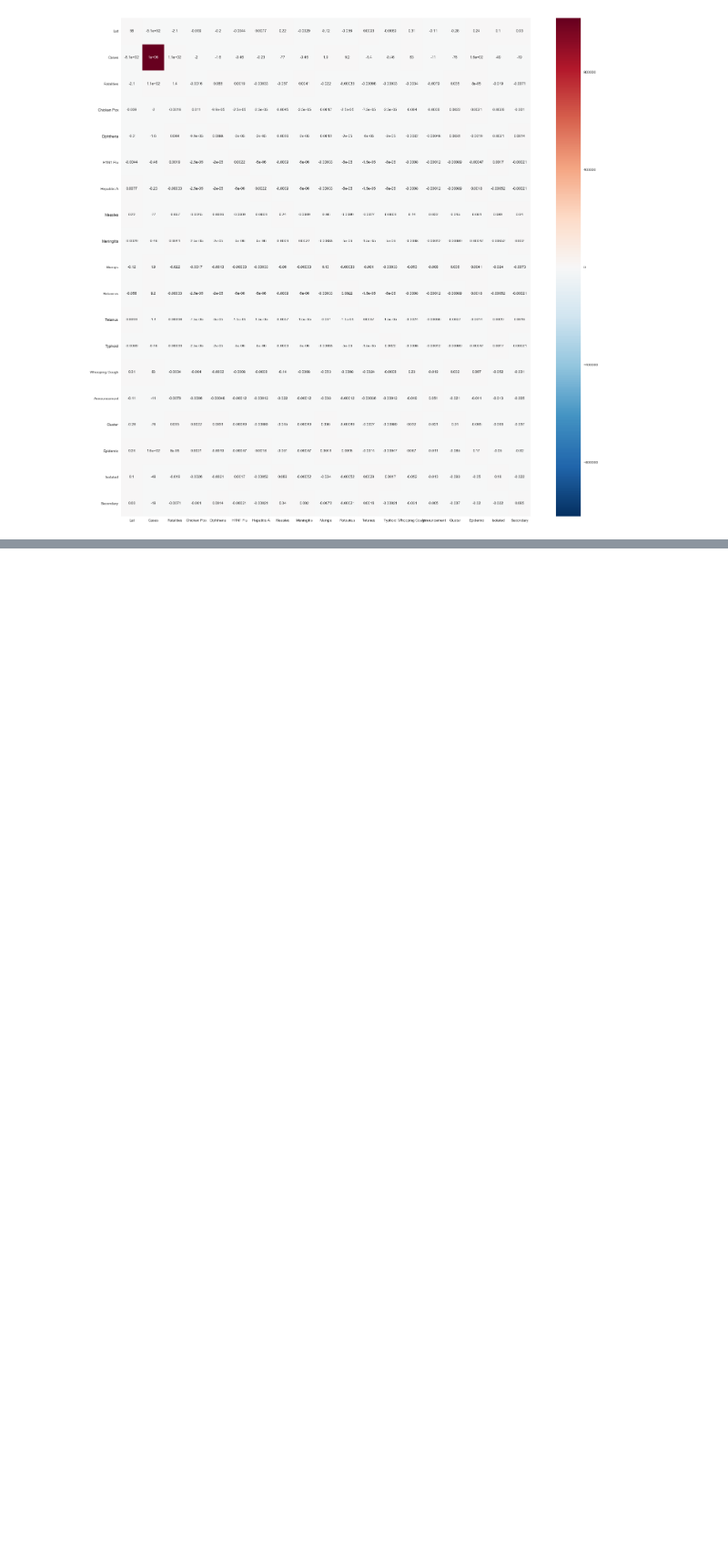
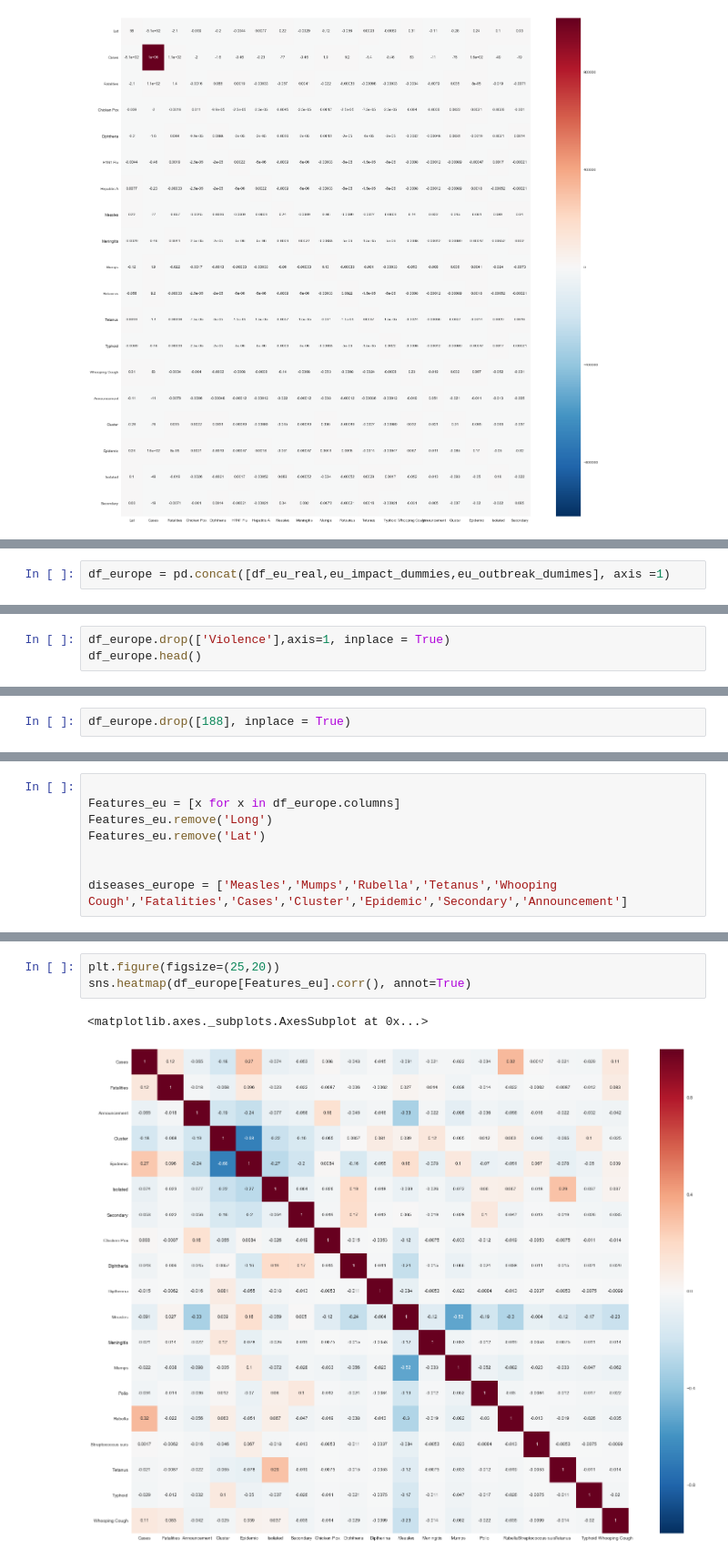
Before and after one commit to javigoncompte/Preventable_Diseases, a Jupyter notebook: Capstone EDA.ipynb, the cells around one changed output, grey strips where cells are left out. Shown at 91% size. Cells and saved outputs as stored; diff of their text form; blank space fills up the shorter version.

```diff
--- a/Capstone EDA.ipynb
+++ b/Capstone EDA.ipynb
@@ -572,0 +838,2 @@ See the caveats in the documentation: http://pandas.pydata.org/pandas-docs/stabl
+# %%
+df_europe = pd.concat([df_eu_real,eu_impact_dummies,eu_outbreak_dumimes], axis =1)
@@ -572,0 +876,3 @@ See the caveats in the documentation: http://pandas.pydata.org/pandas-docs/stabl
+# %%
+df_europe.drop(['Violence'],axis=1, inplace = True)
+df_europe.head()
@@ -572,0 +891,2 @@ See the caveats in the documentation: http://pandas.pydata.org/pandas-docs/stabl
+# %%
+df_europe.drop([188], inplace = True)
@@ -572,0 +934,8 @@ See the caveats in the documentation: http://pandas.pydata.org/pandas-docs/stabl
+# %%
+
+Features_eu = [x for x in df_europe.columns]
+Features_eu.remove('Long')
+Features_eu.remove('Lat')
+
+
+diseases_europe = ['Measles','Mumps','Rubella','Tetanus','Whooping Cough','Fatalities','Cases','Cluster','Epidemic','Secondary','Announcement']
@@ -572,0 +962,6 @@ See the caveats in the documentation: http://pandas.pydata.org/pandas-docs/stabl
+# %%
+plt.figure(figsize=(25,20))
+sns.heatmap(df_europe[Features_eu].corr(), annot=True)
+# %% [output]
+<matplotlib.axes._subplots.AxesSubplot at 0x...>
+[figure, added]
```
Also changed, not shown: parts of 61 cells of this notebook, 4 other files.
